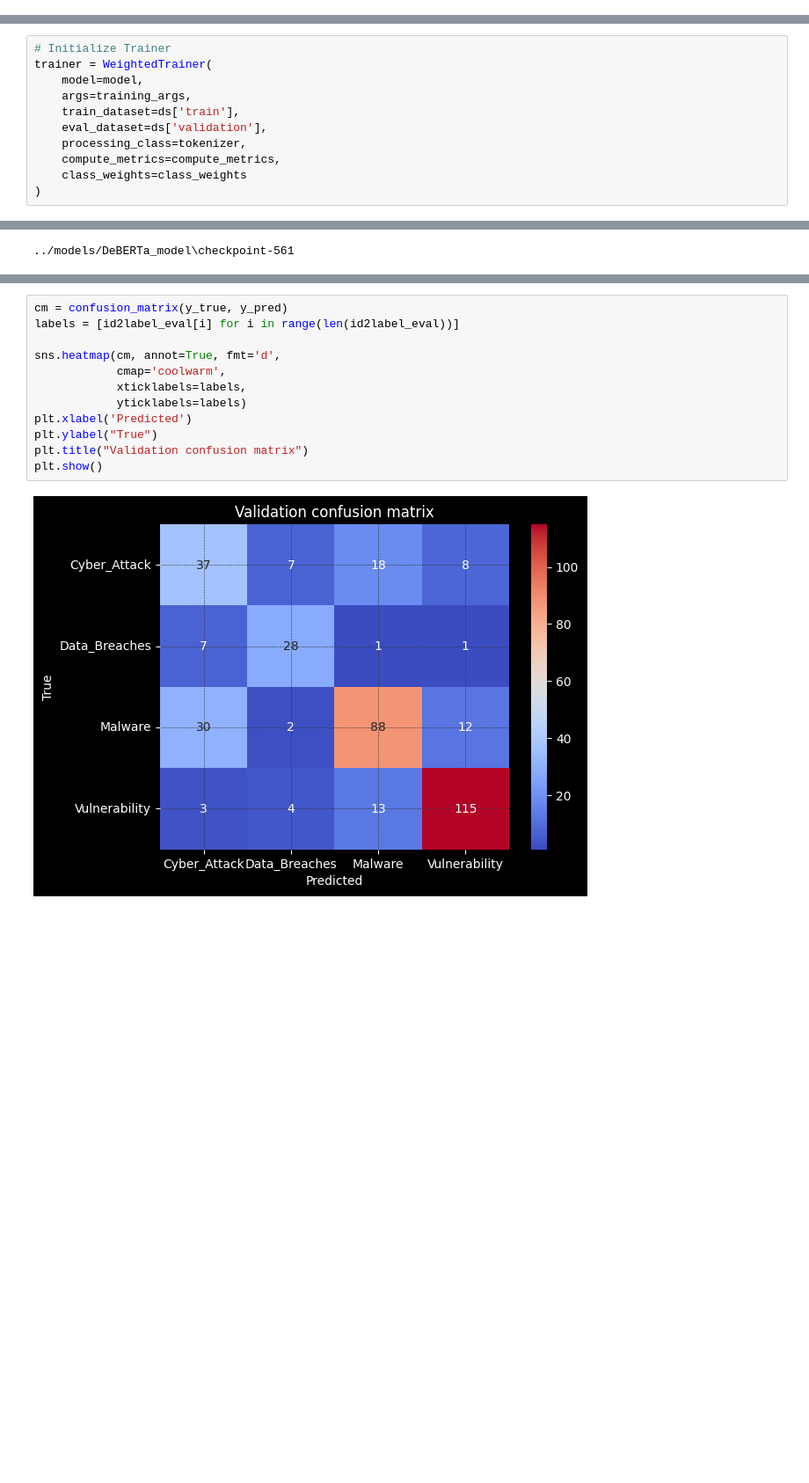
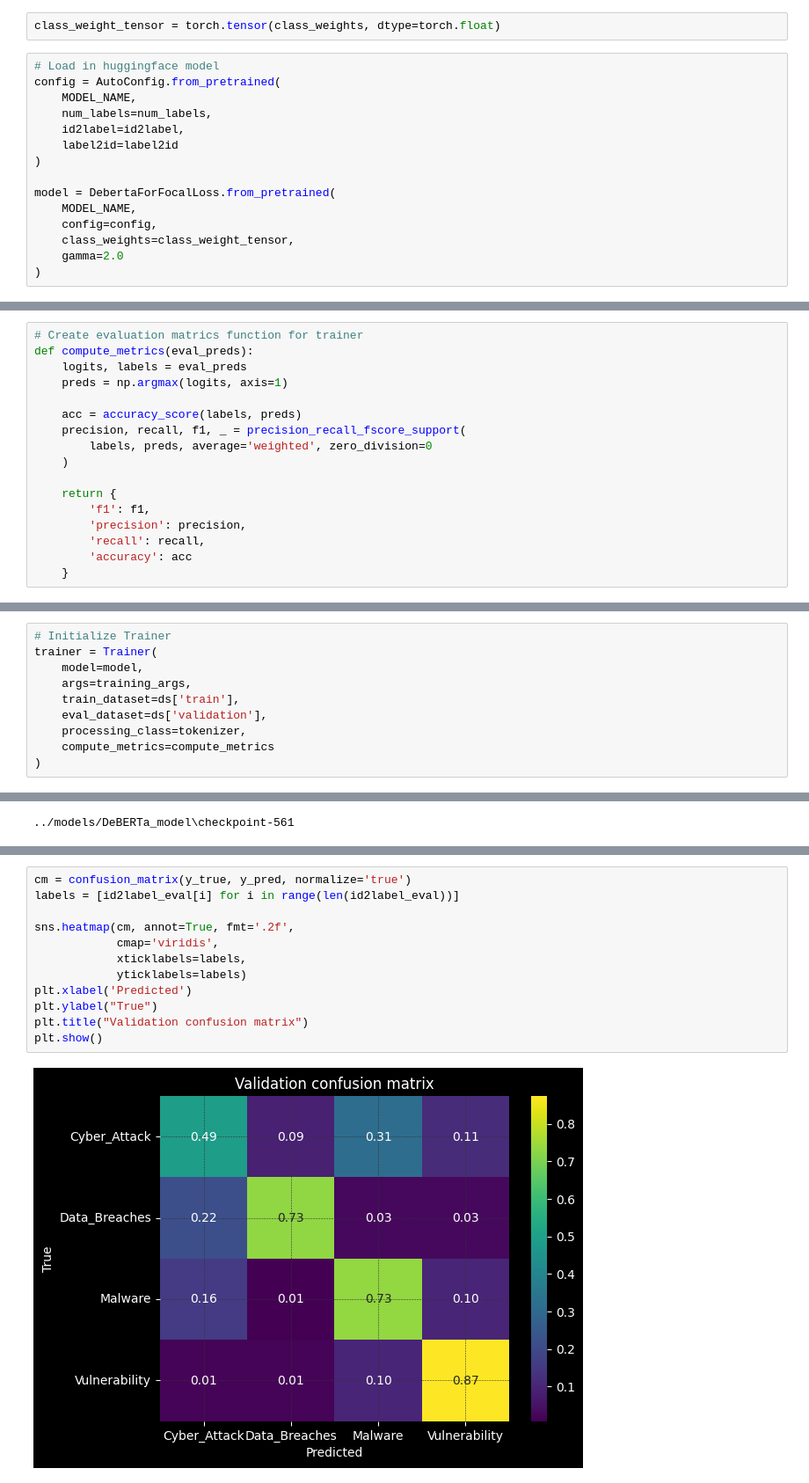
Before and after one commit to Christopher-Orellana/cyber_threat_nlp, a Jupyter notebook: notebooks/DeBERTa_modeling.ipynb, the cells around one changed output, grey strips where cells are left out. Shown: that part at 88% size. Saved outputs shown, nothing was run; the diff lists cells and outputs as text; blank space fills up the shorter version.

```diff
--- a/notebooks/DeBERTa_modeling.ipynb
+++ b/notebooks/DeBERTa_modeling.ipynb
@@ -516,0 +454,17 @@ class WeightedTrainer(Trainer):
+# %%
+class_weight_tensor = torch.tensor(class_weights, dtype=torch.float)
+# %%
+# Load in huggingface model
+config = AutoConfig.from_pretrained(
+    MODEL_NAME,
+    num_labels=num_labels,
+    id2label=id2label,
+    label2id=label2id
+)
+
+model = DebertaForFocalLoss.from_pretrained(
+    MODEL_NAME,
+    config=config,
+    class_weights=class_weight_tensor,
+    gamma=2.0
+)
@@ -516,0 +474,17 @@ class WeightedTrainer(Trainer):
+# %%
+# Create evaluation matrics function for trainer
+def compute_metrics(eval_preds):
+    logits, labels = eval_preds
+    preds = np.argmax(logits, axis=1)
+
+    acc = accuracy_score(labels, preds)
+    precision, recall, f1, _ = precision_recall_fscore_support(
+        labels, preds, average='weighted', zero_division=0
+    )
+
+    return {
+        'f1': f1,
+        'precision': precision,
+        'recall': recall,
+        'accuracy': acc
+    }
@@ -517,13 +523,12 @@ class WeightedTrainer(Trainer):
 # %%
 # Initialize Trainer
-trainer = WeightedTrainer(
+trainer = Trainer(
     model=model,
     args=training_args,
     train_dataset=ds['train'],
     eval_dataset=ds['validation'],
     processing_class=tokenizer,
-    compute_metrics=compute_metrics,
-    class_weights=class_weights
+    compute_metrics=compute_metrics
 )
 # %%
 # Train model
@@ -632,16 +637,16 @@ plt.show()
 # %% [output]
 [figure]
 # %%
-cm = confusion_matrix(y_true, y_pred)
+cm = confusion_matrix(y_true, y_pred, normalize='true')
 labels = [id2label_eval[i] for i in range(len(id2label_eval))]
 
-sns.heatmap(cm, annot=True, fmt='d',
-            cmap='coolwarm',
+sns.heatmap(cm, annot=True, fmt='.2f',
+            cmap='viridis',
             xticklabels=labels,
             yticklabels=labels)
 plt.xlabel('Predicted')
 plt.ylabel("True")
 plt.title("Validation confusion matrix")
 plt.show()
 # %% [output]
-[figure, old version]
+[figure, new version]
```
Also changed, not shown: parts of 15 cells of this notebook, 2 other files.
